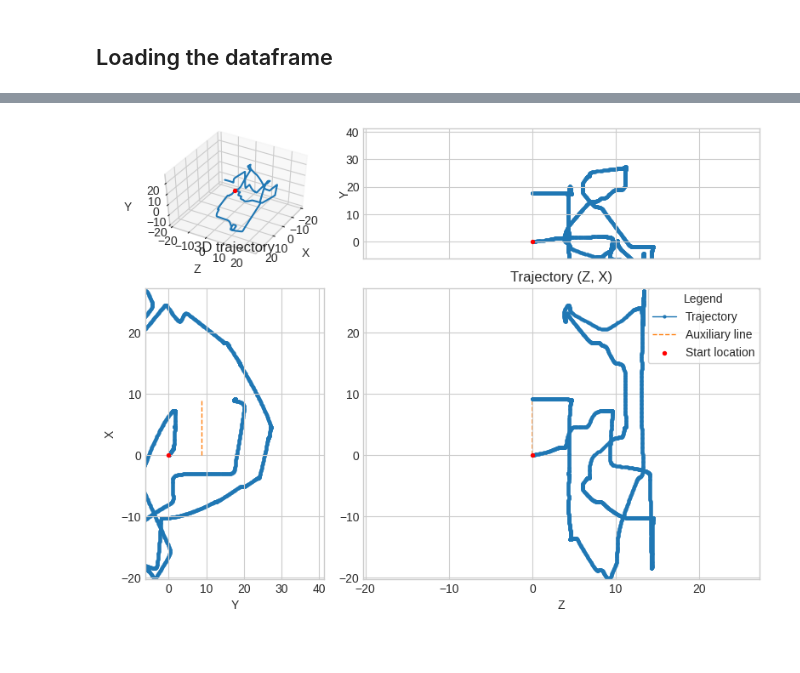
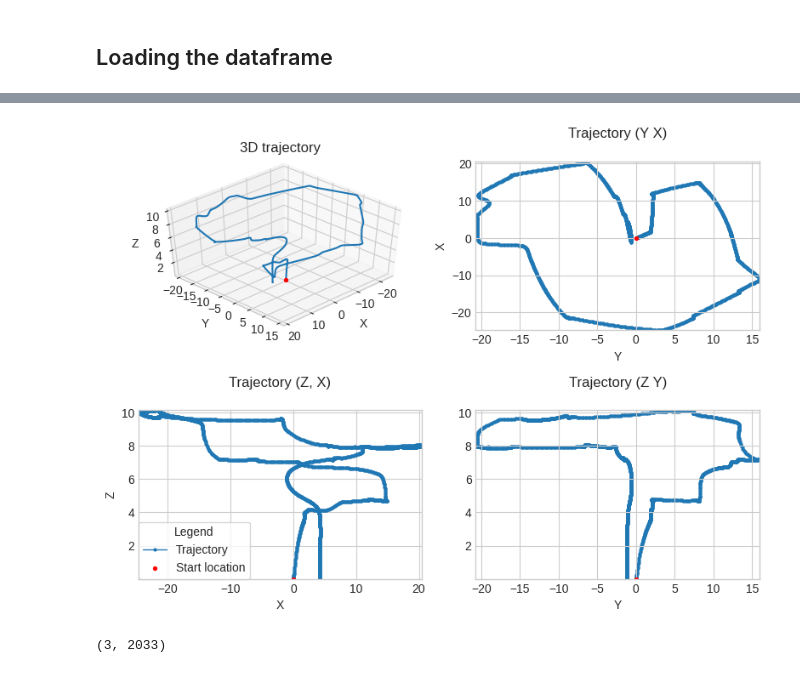
Before and after one commit to MikeS96/vio_quadrotor, a Jupyter notebook: VO.ipynb, the cells around one changed output, grey strips where cells are left out. Saved outputs shown, nothing was run; the diff lists cells and outputs as text; code cells hidden in the pictures.

Commit message:
Arranges 3D ground truth plots

```diff
--- a/VO.ipynb
+++ b/VO.ipynb
@@ -119,7 +127,7 @@ def visualize_trajectory(trajectory):
 # %% [markdown]
 ## Loading the dataframe
 # %%
-df = pd.read_csv('data/ground_truth/gt_3.csv')
+df = pd.read_csv('data/ground_truth/gt_1.csv')
 # %%
 df.head()
 # %% [output]
@@ -169,6 +177,10 @@ orientation.head()
 list_of_pos = position.values.tolist()
 list_of_pos = np.array(list_of_pos).T
 # %%
-visualize_trajectory(list_of_pos)
+visualize_trajectory(position)
 # %% [output]
-[figure, old version]
+[figure, new version]
+# %%
+list_of_pos[0:, 2:].shape
+# %% [output]
+(3, 2033)
```
Also changed, not shown: parts of 5 cells of this notebook.
